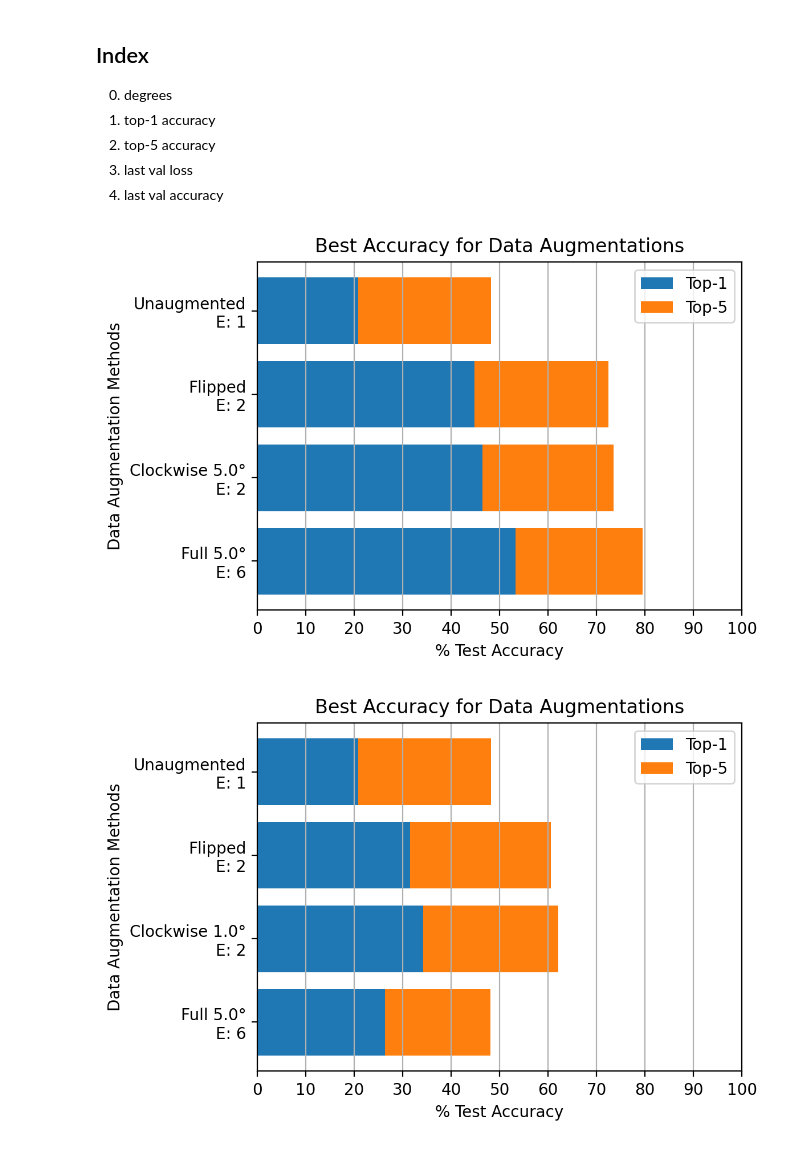
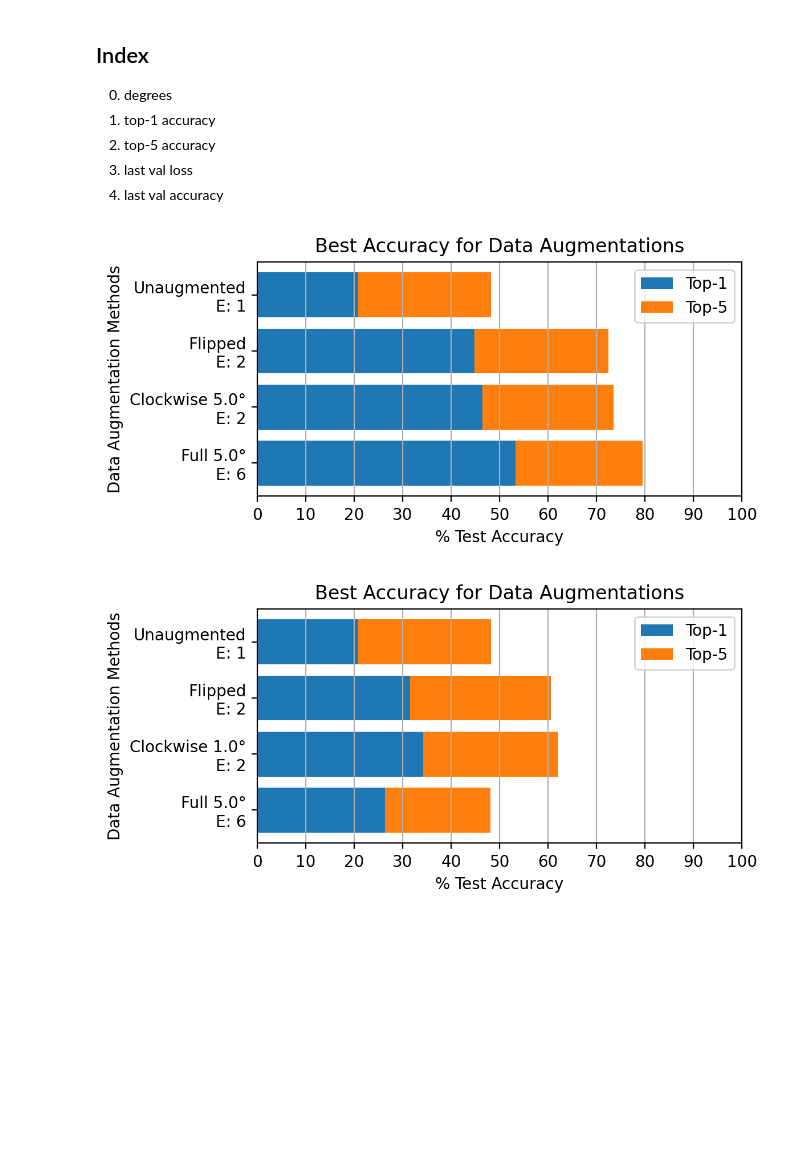
Before and after one commit to Sarsoo/DIGITS-CNN, a Jupyter notebook: cars/data-aug-investigations/data-aug.ipynb, the cells around one changed output. Saved outputs shown, nothing was run; the diff lists cells and outputs as text; code cells hidden in the pictures; blank space fills up the shorter version.

```diff
--- a/cars/data-aug-investigations/data-aug.ipynb
+++ b/cars/data-aug-investigations/data-aug.ipynb
@@ -115,35 +115,35 @@ best_labels = ['Unaugmented\nE: 1', 'Flipped\nE: 2']
 # Clockwise Rotation
 b_clock = rot_results[np.argmax(rot_results[:, 1])]
 best_results.append(b_clock[1:])
 best_labels.append(f'Clockwise {b_clock[0]}°\nE: 2')
 
 best_results.append(all_results[0, 1:])
 best_labels.append(f'Full {all_results[0, 0]}°\nE: 6')
 
 best_results = best_results[::-1]
 best_labels = best_labels[::-1]
 
-fig = plt.figure(figsize=(6, 4))
+fig = plt.figure(figsize=(6, 3))
 fig.set_dpi(fig_dpi)
 
 plt.barh(range(len(best_labels)), [i[0] for i in best_results], tick_label=best_labels, label='Top-1')
 plt.barh(range(len(best_labels)), [i[1] - i[0] for i in best_results], tick_label=best_labels, label='Top-5', left=[i[0] for i in best_results])
 
 plt.legend()
 plt.grid(axis='x')
 plt.title('Best Accuracy for Data Augmentations')
 plt.xlabel('% Test Accuracy')
 plt.ylabel('Data Augmentation Methods')
 
 plt.xlim(0, 100)
 plt.xticks(np.linspace(0, 100, 11))
 
 plt.tight_layout()
 plt.savefig('best-barh.png')
 
 plt.show()
 # %% [output]
-[figure, old version]
+[figure, new version]
 # %%
 best_results_256 = [standard_res, flipped_batch256_res]
 best_labels_256 = ['Unaugmented\nE: 1', 'Flipped\nE: 2']
@@ -159,7 +159,7 @@ best_labels_256.append(f'Full {all_results_ba[0, 0]}°\nE: 6')
 best_results_256 = best_results_256[::-1]
 best_labels_256 = best_labels_256[::-1]
 
-fig = plt.figure(figsize=(6, 4))
+fig = plt.figure(figsize=(6, 3))
 fig.set_dpi(fig_dpi)
 
 plt.barh(range(len(best_labels_256)), [i[0] for i in best_results_256], tick_label=best_labels_256, label='Top-1')
@@ -179,4 +179,4 @@ plt.savefig('best-barh-256batch.png')
 
 plt.show()
 # %% [output]
-[figure, old version]
+[figure, new version]
```
Also changed, not shown: 22 other files.
